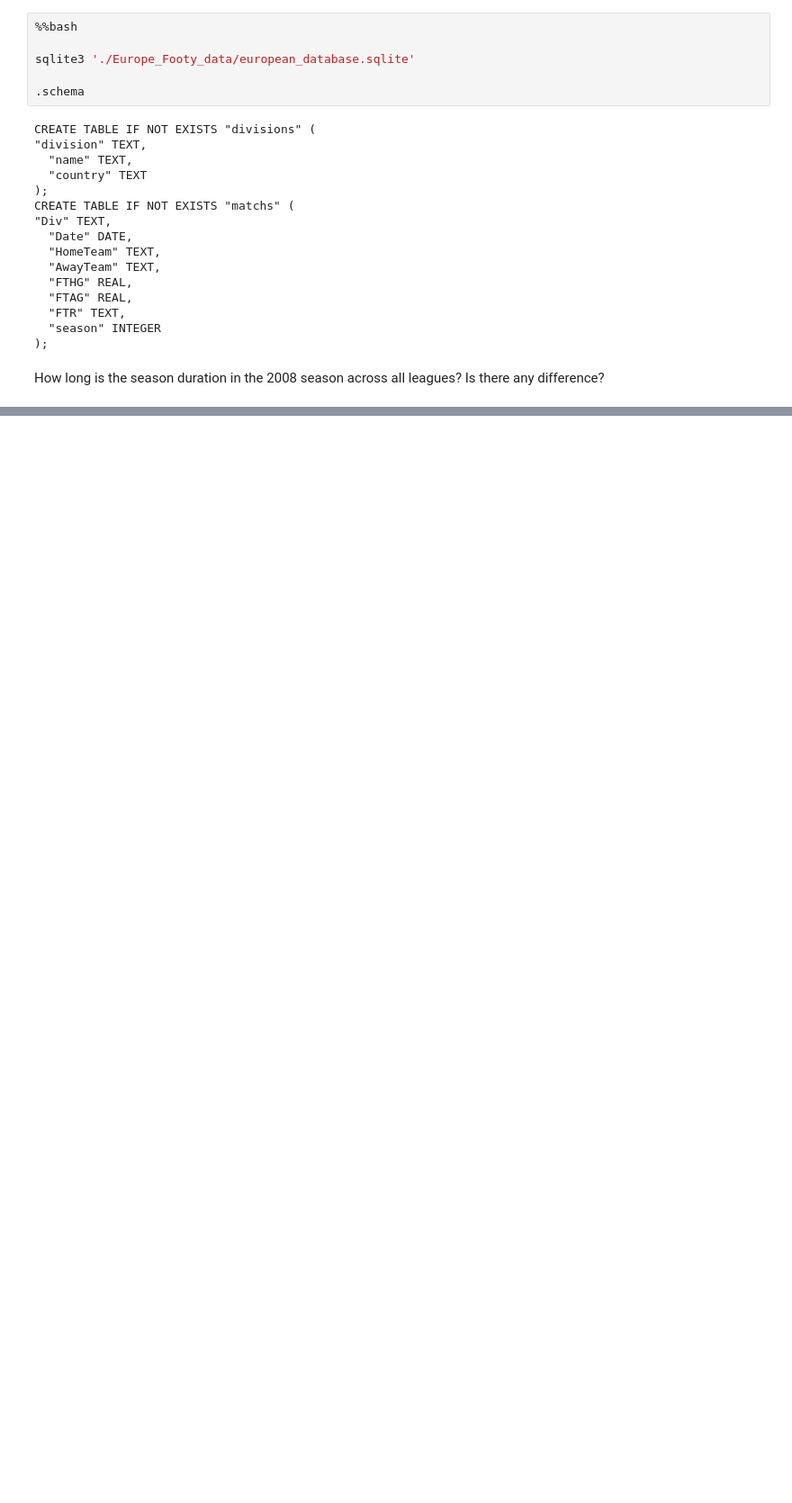
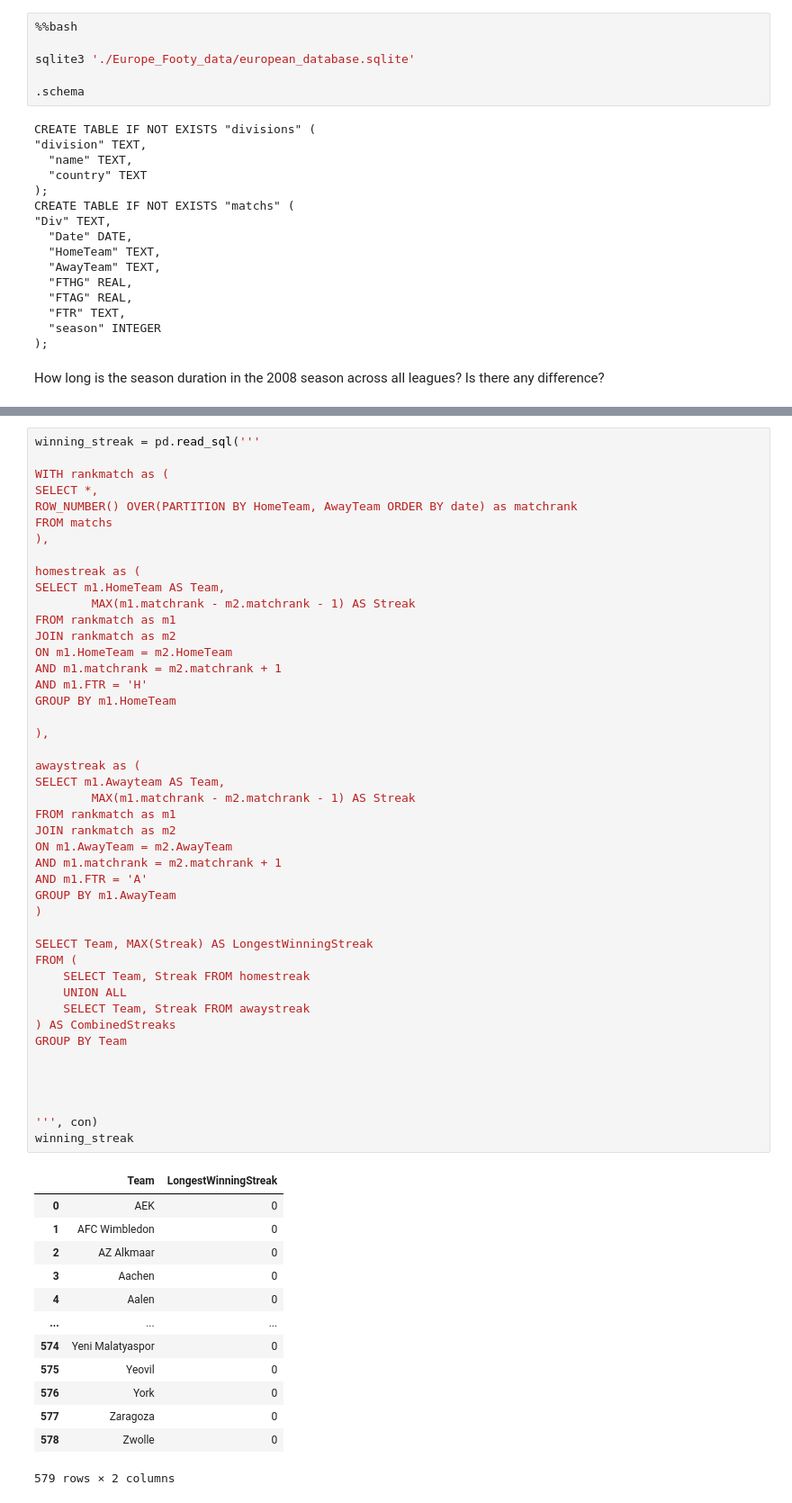
Before and after one commit to ddcots24/European_Football, a Jupyter notebook: European_Football_Analysis.ipynb, the cells around one changed output, grey strips where cells are left out. Shown: that part at 90% size. Cells and saved outputs as stored; diff of their text form; blank space fills up the shorter version.

Commit message:
Winning streak

```diff
--- a/European_Football_Analysis.ipynb
+++ b/European_Football_Analysis.ipynb
@@ -280,0 +283,59 @@ season_duration
+# %%
+winning_streak = pd.read_sql('''
+
+WITH rankmatch as (
+SELECT *,
+ROW_NUMBER() OVER(PARTITION BY HomeTeam, AwayTeam ORDER BY date) as matchrank
+FROM matchs
+),
+
+homestreak as (
+SELECT m1.HomeTeam AS Team,
+        MAX(m1.matchrank - m2.matchrank - 1) AS Streak
+FROM rankmatch as m1
+JOIN rankmatch as m2
+ON m1.HomeTeam = m2.HomeTeam
+AND m1.matchrank = m2.matchrank + 1
+AND m1.FTR = 'H'
+GROUP BY m1.HomeTeam
+
+),
+
+awaystreak as (
+SELECT m1.Awayteam AS Team,
+        MAX(m1.matchrank - m2.matchrank - 1) AS Streak
+FROM rankmatch as m1
+JOIN rankmatch as m2
+ON m1.AwayTeam = m2.AwayTeam
+AND m1.matchrank = m2.matchrank + 1
+AND m1.FTR = 'A'
+GROUP BY m1.AwayTeam
+)
+
+SELECT Team, MAX(Streak) AS LongestWinningStreak
+FROM (
+    SELECT Team, Streak FROM homestreak
+    UNION ALL
+    SELECT Team, Streak FROM awaystreak
+) AS CombinedStreaks
+GROUP BY Team
+
+
+
+
+''', con)
+winning_streak
+# %% [output]
+|  | Team | LongestWinningStreak |
+| 0 | AEK | 0 |
+| 1 | AFC Wimbledon | 0 |
+| 2 | AZ Alkmaar | 0 |
+| 3 | Aachen | 0 |
+| 4 | Aalen | 0 |
+| ... | ... | ... |
+| 574 | Yeni Malatyaspor | 0 |
+| 575 | Yeovil | 0 |
+| 576 | York | 0 |
+| 577 | Zaragoza | 0 |
+| 578 | Zwolle | 0 |
+579 rows × 2 columns
```
Also changed, not shown: parts of 3 cells of this notebook.
